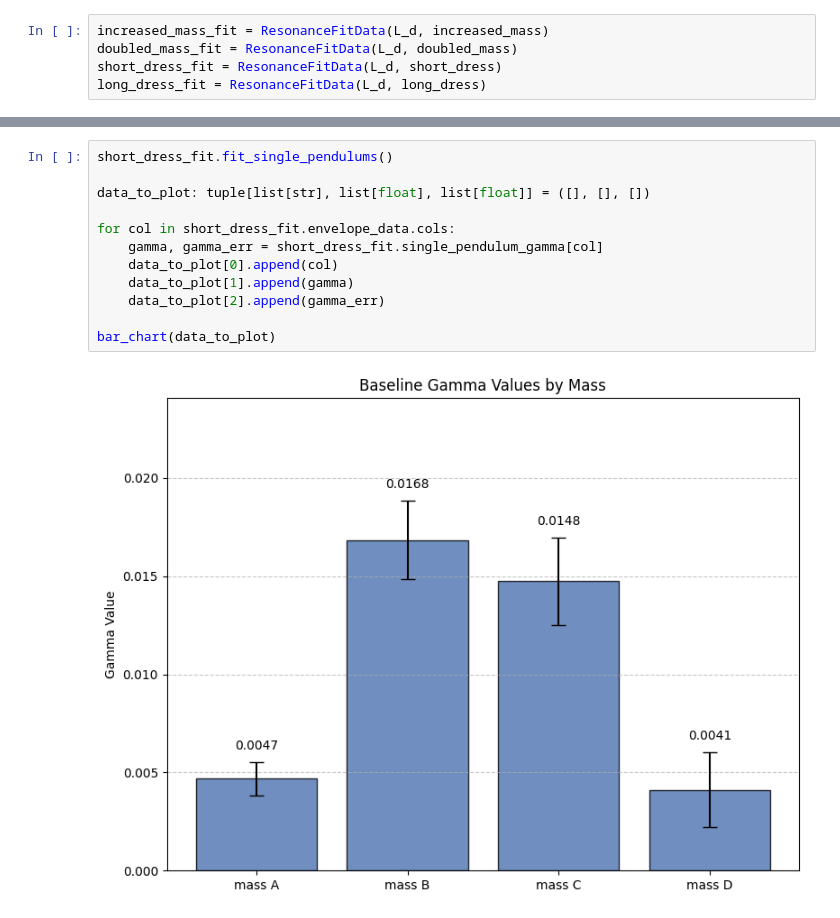
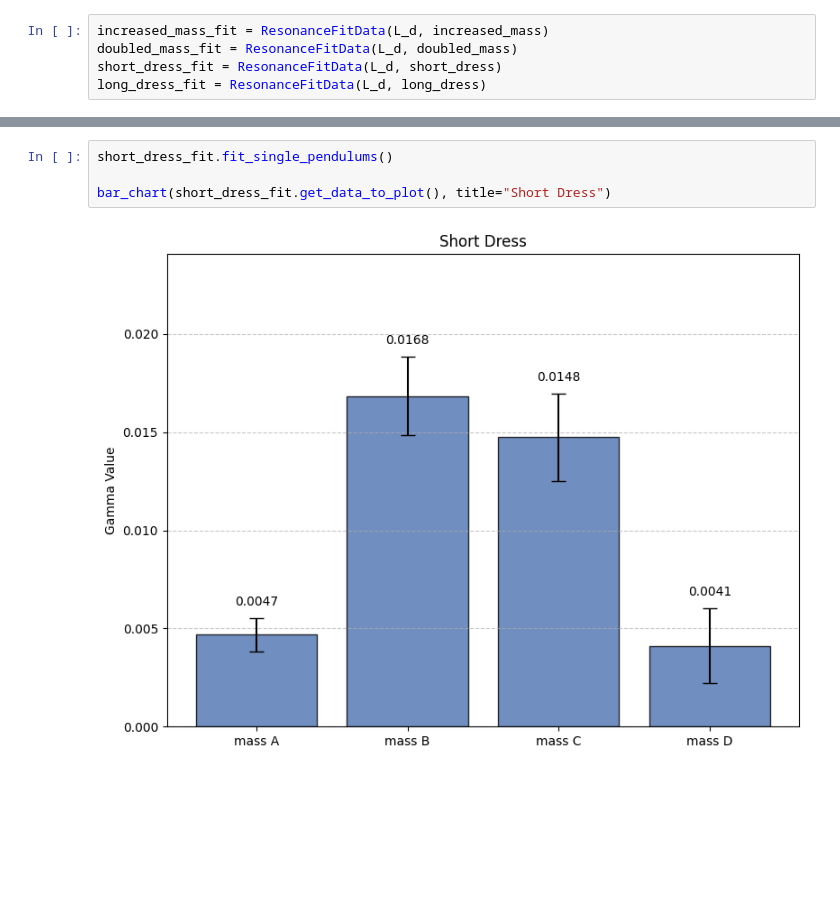
Before and after one commit to kij1n/physics-data-analysis, a Jupyter notebook: sessions/session6-single.ipynb, the cells around one changed output, grey strips where cells are left out. Cells and saved outputs as stored; diff of their text form; blank space fills up the shorter version.

```diff
--- a/sessions/session6-single.ipynb
+++ b/sessions/session6-single.ipynb
@@ -72,17 +56,9 @@ bar_chart(data_to_plot, title="Doubled Mass")
 # %%
 short_dress_fit.fit_single_pendulums()
 
-data_to_plot: tuple[list[str], list[float], list[float]] = ([], [], [])
-
-for col in short_dress_fit.envelope_data.cols:
-    gamma, gamma_err = short_dress_fit.single_pendulum_gamma[col]
-    data_to_plot[0].append(col)
-    data_to_plot[1].append(gamma)
-    data_to_plot[2].append(gamma_err)
-
-bar_chart(data_to_plot)
+bar_chart(short_dress_fit.get_data_to_plot(), title="Short Dress")
 # %% [output]
-[figure, old version]
+[figure, new version]
 # %%
 long_dress_fit.fit_single_pendulums()
 
```
Also changed, not shown: parts of 3 cells of this notebook, 2 other files.
